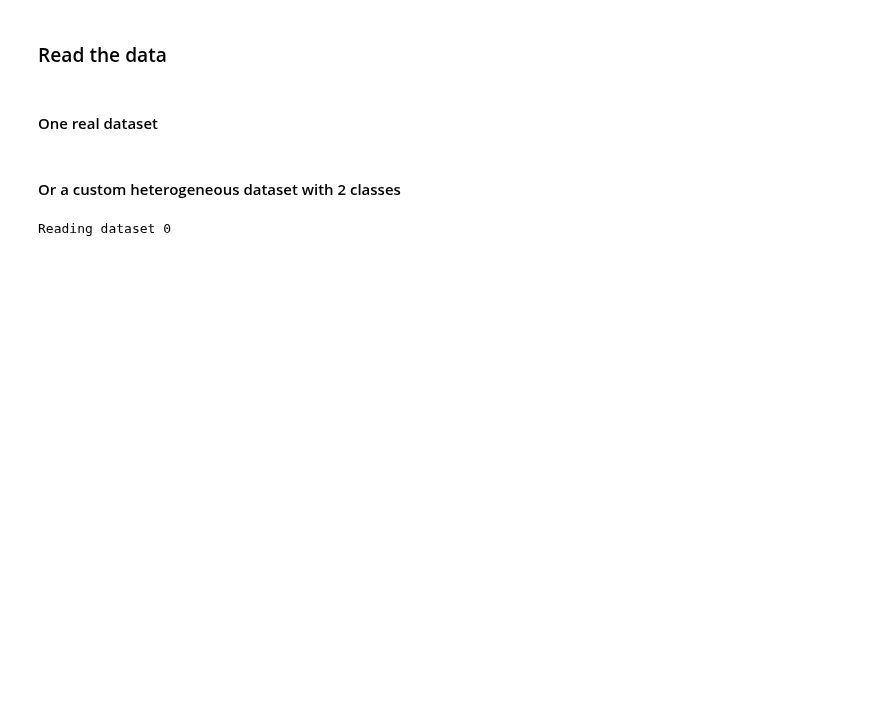
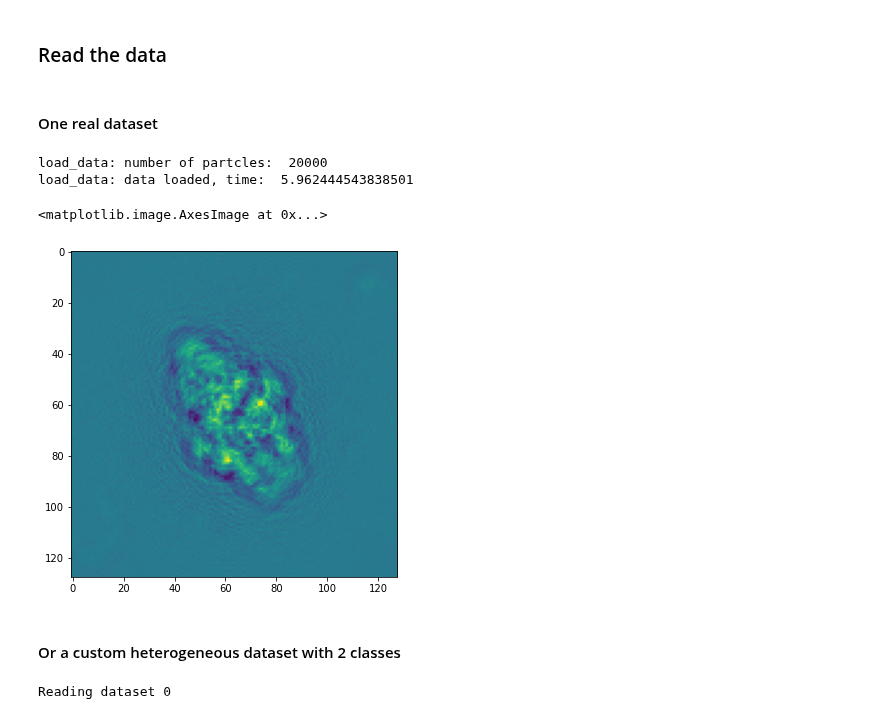
Before and after one commit to bogdantoader/simplecryoem, a Jupyter notebook: nb/Reconstruction_data.ipynb, the cells around one changed output. Saved outputs shown, nothing was run; the diff lists cells and outputs as text; code cells hidden in the pictures; blank space fills up the shorter version.

```diff
--- a/nb/Reconstruction_data.ipynb
+++ b/nb/Reconstruction_data.ipynb
@@ -65,9 +65,9 @@ out_dir = '../data/out_dev/'
 #data_dir = "/gpfs/gibbs/pi/lederman/EMPIAR-10028/"
 #star_file = "shiny_2sets.star"
 
-data_dir = "/gpfs/gibbs/pi/lederman/dge5/CrossValidationCryodrgnSet/"
+#data_dir = "/gpfs/gibbs/pi/lederman/dge5/CrossValidationCryodrgnSet/"
 #star_file = "particles_crossvalidation_train_1.star"
-star_file = "particles_subset_5k.star"
+#star_file = "particles_subset_5k.star"
 
 #data_dir = "/gpfs/gibbs/pi/lederman/dge5/CrossValidationCryodrgnSet/"
 #star_file = "Projections/crossvalidation1_sub/crossvalidation1_sub.star"
@@ -75,8 +75,20 @@ star_file = "particles_subset_5k.star"
 #data_dir = "/gpfs/gibbs/pi/lederman/dge5/SimulatedData/"
 #star_file = "random_particles_128.star"
 
+
+data_dir = "/gpfs/loomis/project/lederman/bt387/simple_cryoem/simulated_dataset/mixed_clean/"
+star_file = "particles.star"
+
 params0, imgs0 = load_data(data_dir, star_file, load_imgs = True, fourier = False)
 ctf_params0 = params0["ctf_params"]
 pixel_size0 = params0["pixel_size"]
 angles0 = params0["angles"]
 shifts0 = params0["shifts"]
+# %% [output]
+load_data: number of partcles:  20000
+load_data: data loaded, time:  5.962444543838501
+# %%
+plt.imshow(imgs0[15])
+# %% [output]
+<matplotlib.image.AxesImage at 0x...>
+[figure, added]
```
Also changed, not shown: parts of 28 cells of this notebook, 2 other files.
